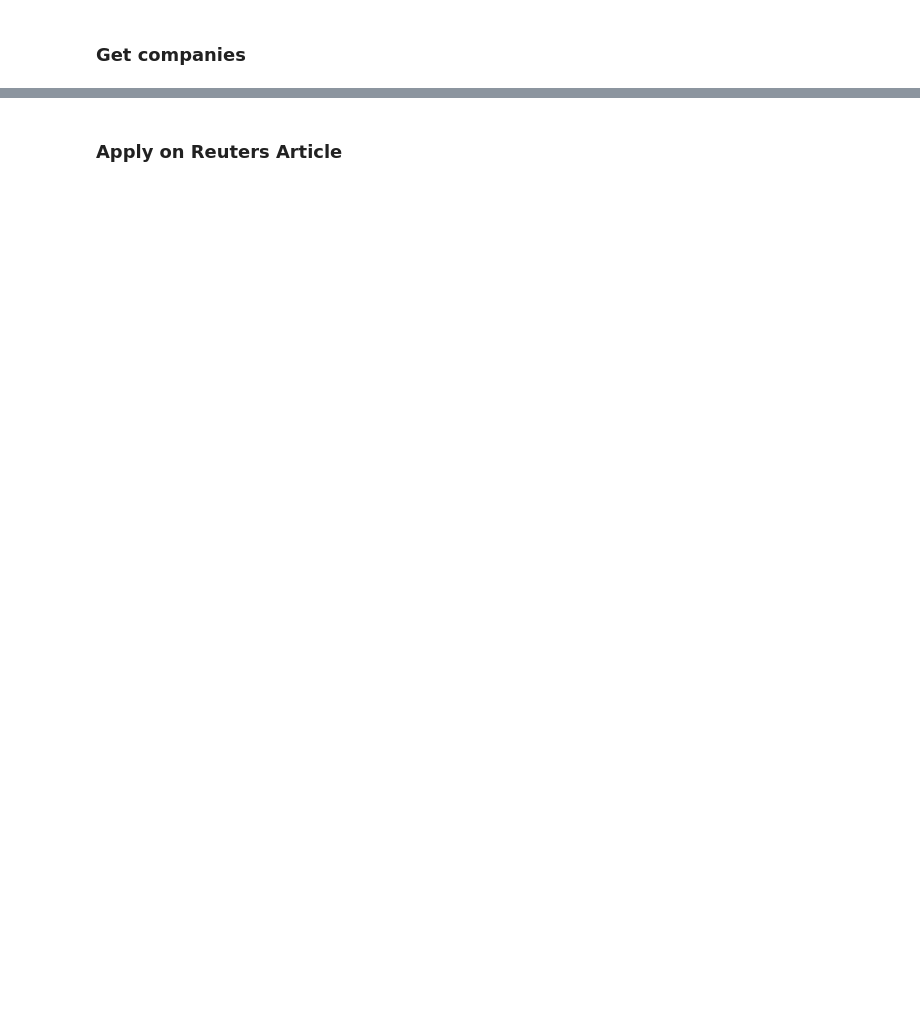
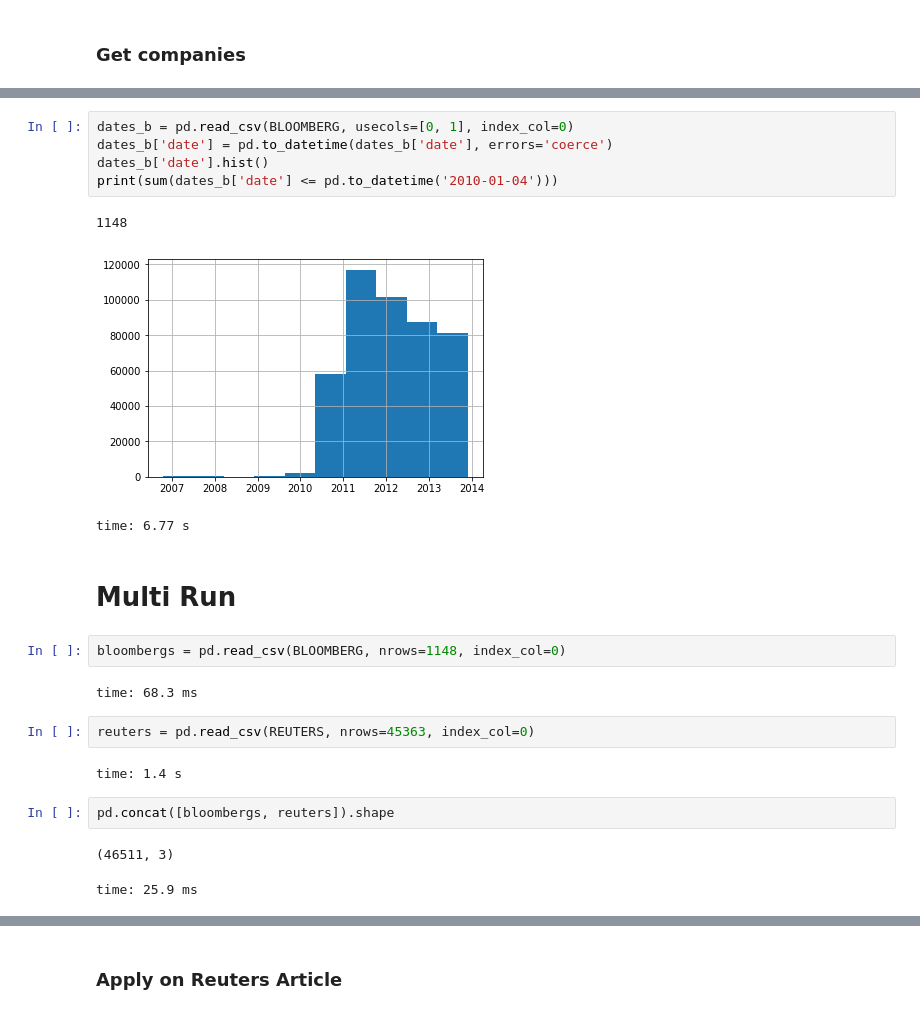
Before and after one commit to Chaoste/nlp-stocks, a Jupyter notebook: research/7.1-Apply-SpaCy.ipynb, the cells around one changed output, grey strips where cells are left out. Cells and saved outputs as stored; diff of their text form; blank space fills up the shorter version.

```diff
--- a/research/7.1-Apply-SpaCy.ipynb
+++ b/research/7.1-Apply-SpaCy.ipynb
@@ -46,0 +76,24 @@ time: 136 ms
+# %%
+dates_b = pd.read_csv(BLOOMBERG, usecols=[0, 1], index_col=0)
+dates_b['date'] = pd.to_datetime(dates_b['date'], errors='coerce')
+dates_b['date'].hist()
+print(sum(dates_b['date'] <= pd.to_datetime('2010-01-04')))
+# %% [output]
+1148
+[figure, added]
+time: 6.77 s
+# %% [markdown]
+# Multi Run
+# %%
+bloombergs = pd.read_csv(BLOOMBERG, nrows=1148, index_col=0)
+# %% [output]
+time: 68.3 ms
+# %%
+reuters = pd.read_csv(REUTERS, nrows=45363, index_col=0)
+# %% [output]
+time: 1.4 s
+# %%
+pd.concat([bloombergs, reuters]).shape
+# %% [output]
+(46511, 3)
+time: 25.9 ms
```
Also changed, not shown: parts of 12 cells of this notebook, 3 other files.
